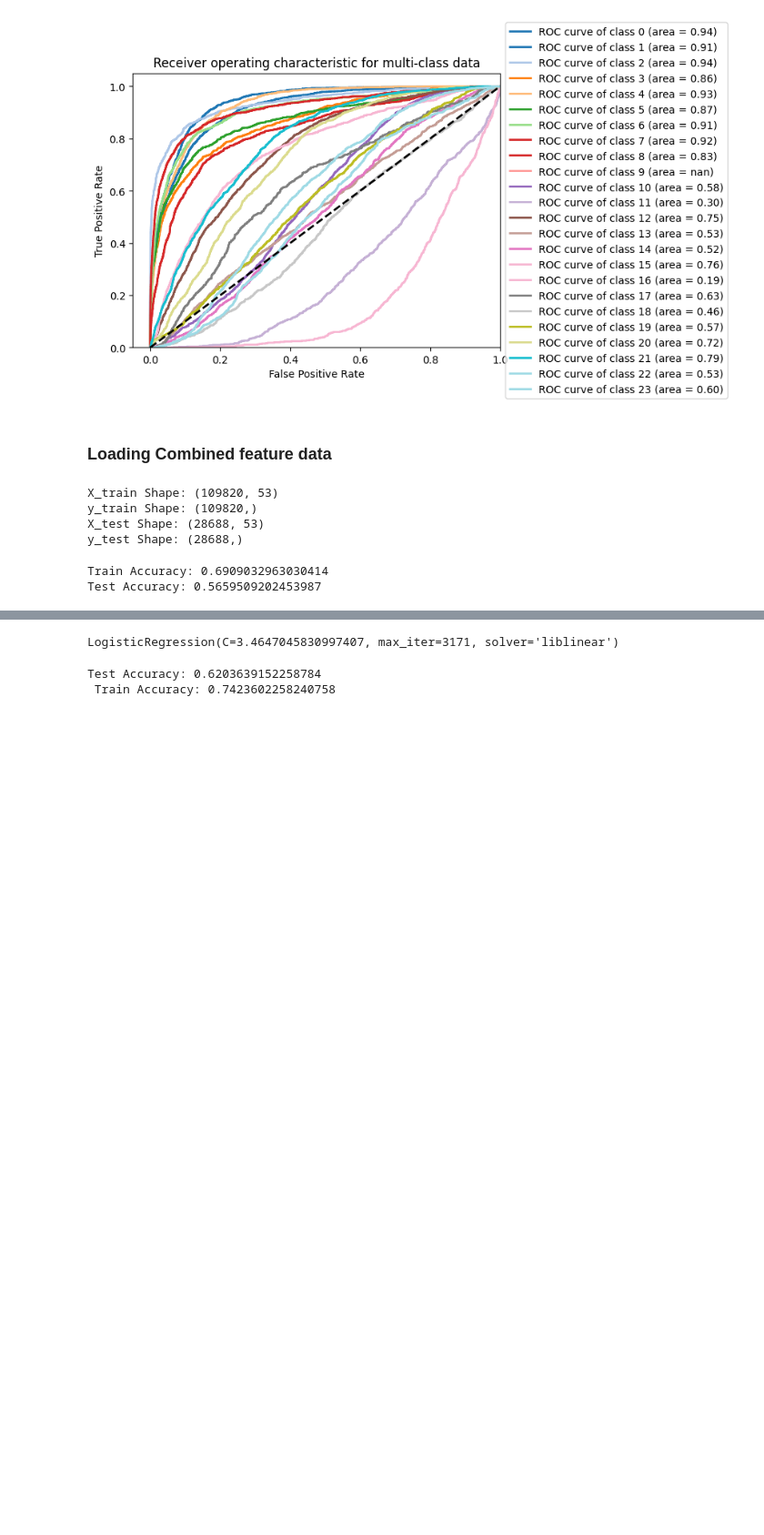
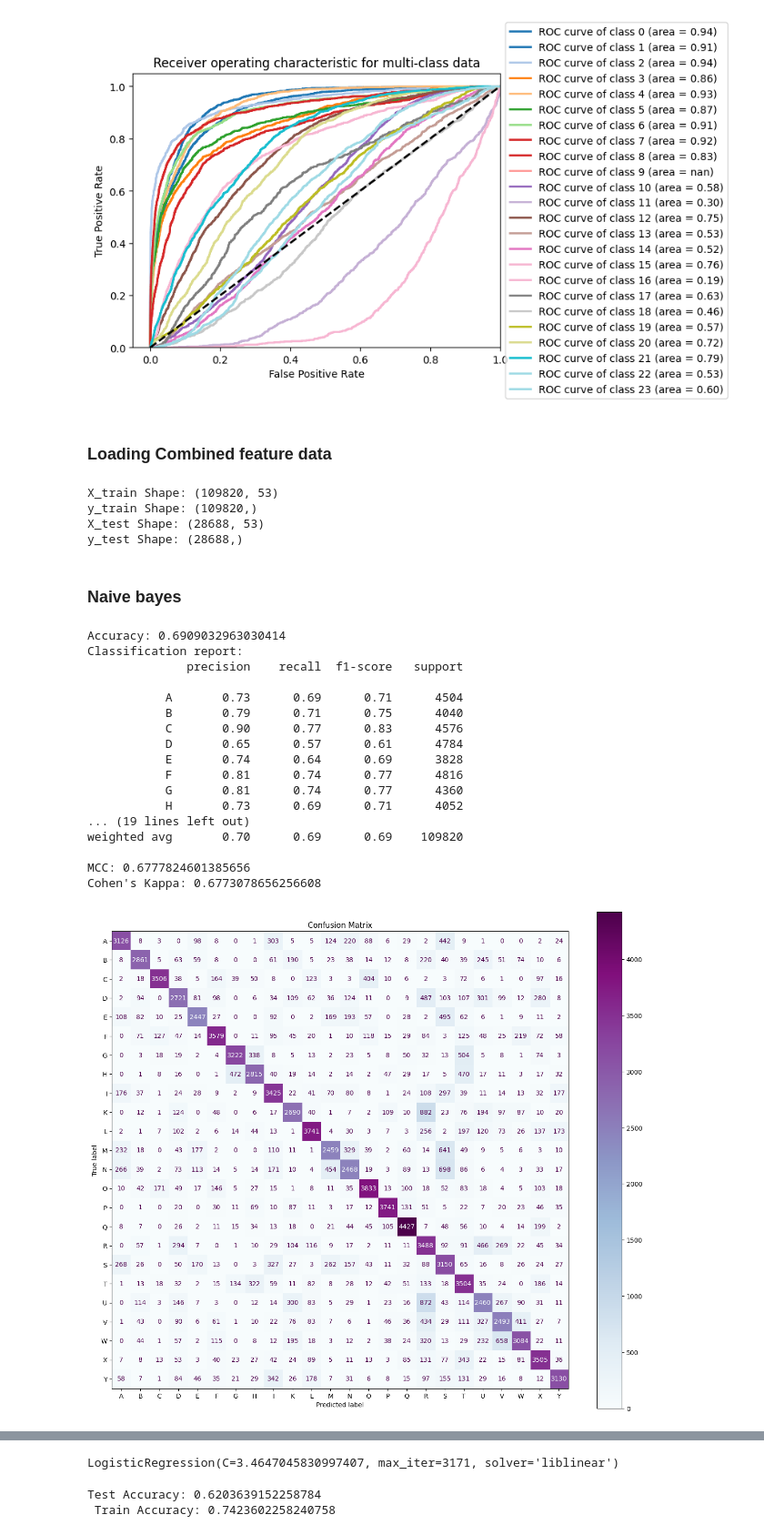
Before and after one commit to DataScienceAndEngineering/machine-learning-dse-i210-final-project-signlanguageclassification, a Jupyter notebook: notebooks/1.5-su-initial-baseline-model.ipynb, the cells around one changed output, grey strips where cells are left out. Shown at 91% size. Drawn from its saved outputs; the diff is of its cells as text; code cells hidden in the pictures; blank space fills up the shorter version.

Commit message:
model evalution

```diff
--- a/notebooks/1.5-su-initial-baseline-model.ipynb
+++ b/notebooks/1.5-su-initial-baseline-model.ipynb
@@ -529,18 +559,31 @@ X_train Shape: (109820, 53)
 y_train Shape: (109820,)
 X_test Shape: (28688, 53)
 y_test Shape: (28688,)
+# %% [markdown]
+### Naive bayes
 # %%
 gnb = GaussianNB()
 
 # applying NB on normalized train data
 y_pred_train = gnb.fit(X_train, y_train).predict(X_train)
 
-print(f"Train Accuracy: {accuracy_score(y_train, y_pred_train)}")
-
-# applying NB on normalized test data
-y_pred_test = gnb.fit(X_train, y_train).predict(X_test)
-
-print(f"Test Accuracy: {accuracy_score(y_test, y_pred_test)}")
+evaluate_model(y_train, y_pred_train, letters)
 # %% [output]
-Train Accuracy: 0.6909032963030414
-Test Accuracy: 0.5659509202453987
+Accuracy: 0.6909032963030414
+Classification report:
+              precision    recall  f1-score   support
+
+           A       0.73      0.69      0.71      4504
+           B       0.79      0.71      0.75      4040
+           C       0.90      0.77      0.83      4576
+           D       0.65      0.57      0.61      4784
+           E       0.74      0.64      0.69      3828
+           F       0.81      0.74      0.77      4816
+           G       0.81      0.74      0.77      4360
+           H       0.73      0.69      0.71      4052
+... (19 lines left out)
+weighted avg       0.70      0.69      0.69    109820
+
+MCC: 0.6777824601385656
+Cohen's Kappa: 0.6773078656256608
+[figure, added]
```
Also changed, not shown: parts of 13 cells of this notebook.
